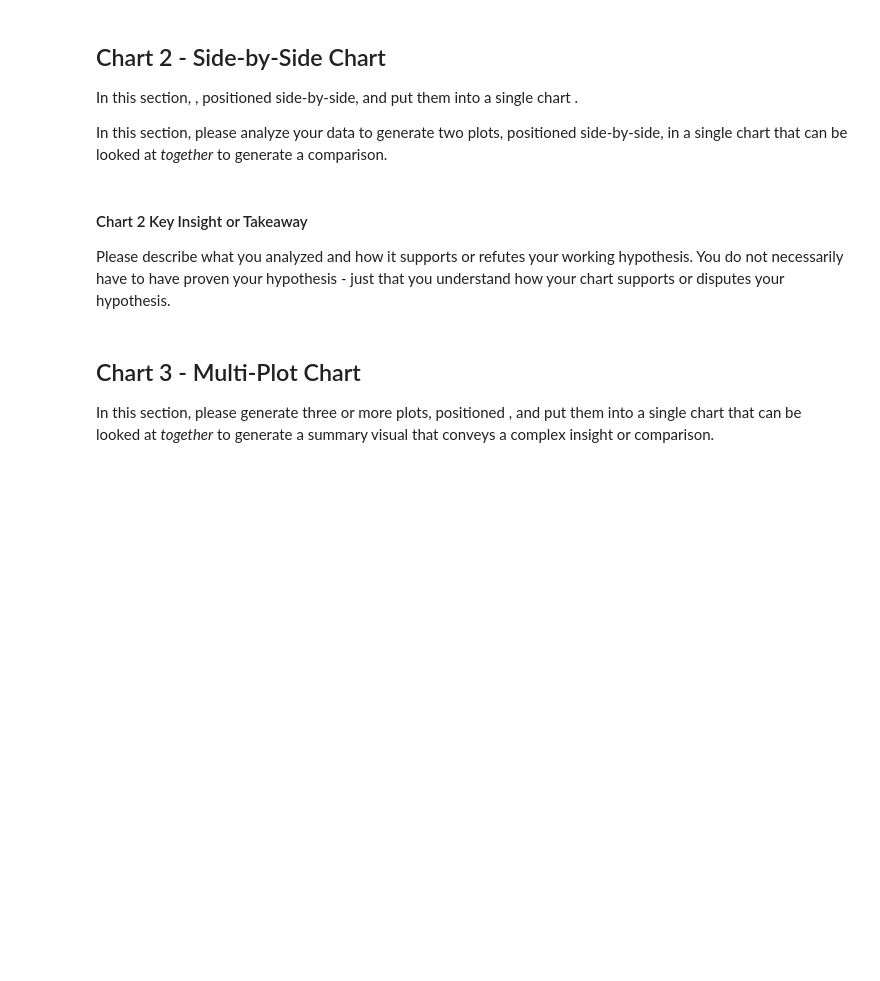
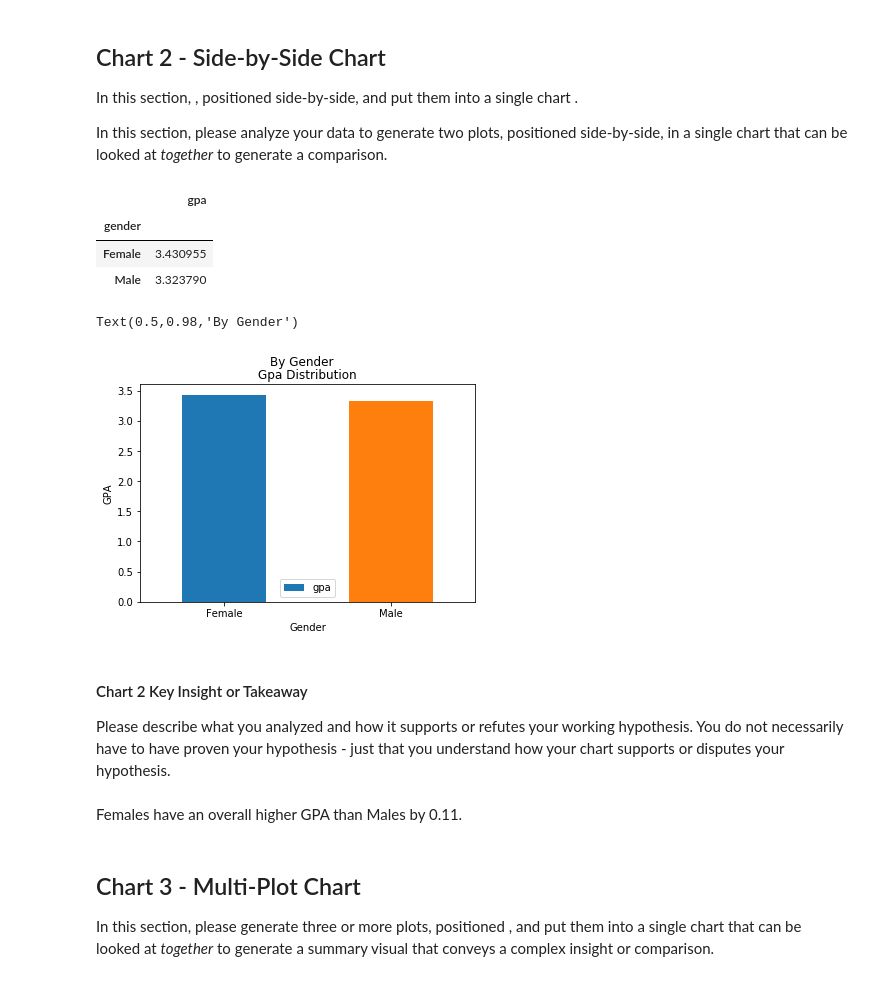
Before and after one commit to jasonshu8/MSDS_631, a Jupyter notebook: Homeworks/Homework 8/MSDS_631_Homework_8.ipynb, the cells around one changed output. Cells and saved outputs as stored; diff of their text form; code cells hidden in the pictures; blank space fills up the shorter version.

```diff
--- a/Homeworks/Homework 8/MSDS_631_Homework_8.ipynb
+++ b/Homeworks/Homework 8/MSDS_631_Homework_8.ipynb
@@ -65,6 +84,27 @@ In this section, please analyze your data to generate two plots, positioned side
+# %%
+gender_gpa = student_info.groupby(['gender'])[['gpa']].mean()
+
+gender_gpa
+# %% [output]
+|  | gpa |
+| gender |  |
+| Female | 3.430955 |
+| Male | 3.323790 |
+# %%
+#Generate chart here
+gender_gpa.plot.bar(y='gpa', rot=0)
+plt.xlabel("Gender")
+plt.ylabel("GPA")
+plt.title("Gpa Distribution")
+plt.suptitle("By Gender")
+# %% [output]
+Text(0.5,0.98,'By Gender')
+[figure, added]
 # %% [markdown]
 #### Chart 2 Key Insight or Takeaway
 Please describe what you analyzed and how it supports or refutes your working hypothesis. You do not necessarily have to have proven your hypothesis - just that you understand how your chart supports or disputes your hypothesis.
+# %% [markdown]
+Females have an overall higher GPA than Males by 0.11.
 # %% [markdown]
 ## Chart 3 - Multi-Plot Chart
 
```
Also changed, not shown: parts of 13 cells of this notebook, 2 other files.
